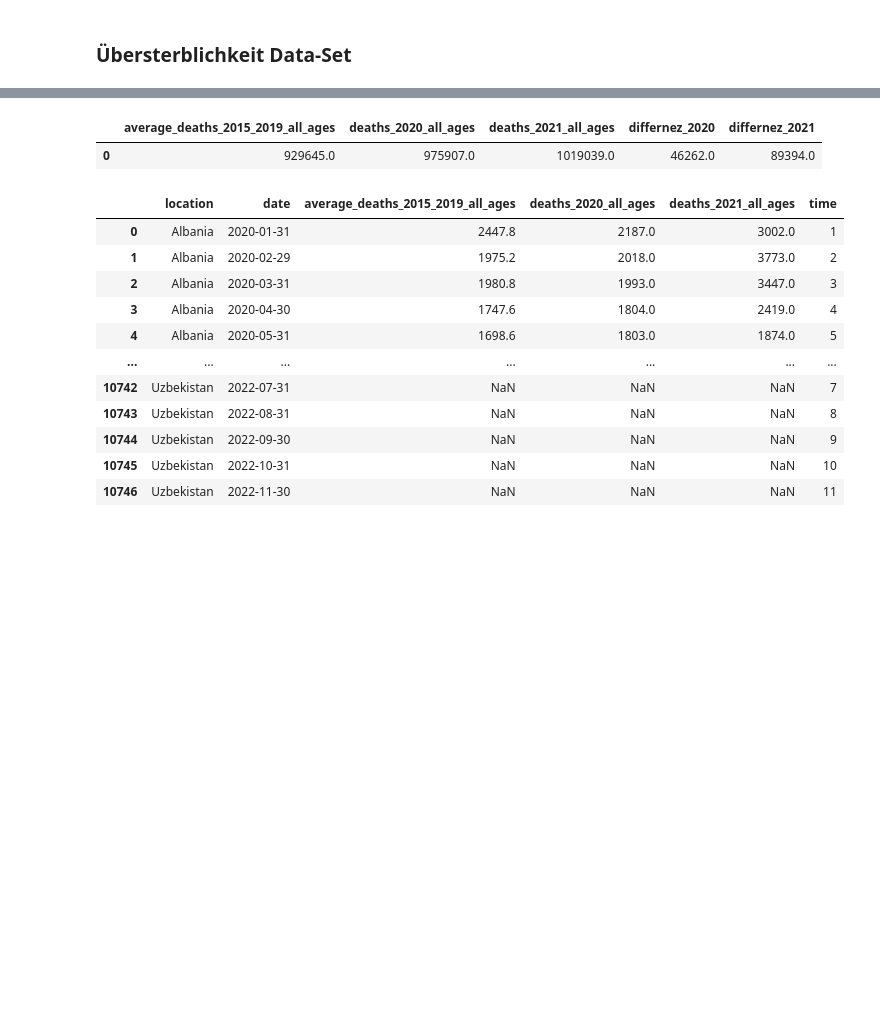
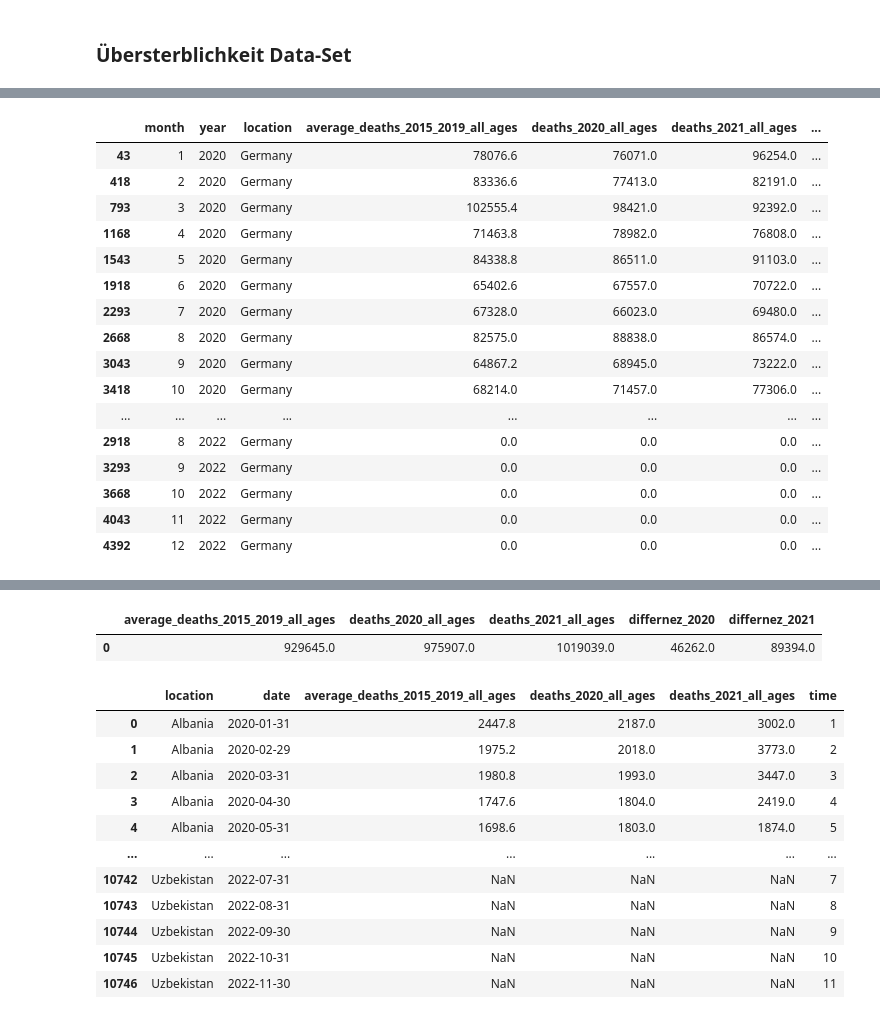
Before and after one commit to moshchev/smart_data, a Jupyter notebook: analyse.ipynb, the cells around one changed output, grey strips where cells are left out. Saved outputs shown, nothing was run; the diff lists cells and outputs as text; code cells hidden in the pictures; blank space fills up the shorter version.

```diff
--- a/analyse.ipynb
+++ b/analyse.ipynb
@@ -95,0 +289,2 @@ de
+# %%
+mort_raw_selected.drop(['day','date'], axis=1, inplace=True)
@@ -95,0 +312,9 @@ de
+# %%
+# Gruppierung nach 'month' und 'year' und 'land'
+grouped_mort_raw_selected = mort_raw_selected.groupby(['month', 'year', 'location'])
+# %%
+# Berechnung der Summe der Spalte 'value_per_100000' für jede Gruppe
+result_mort_raw = grouped_mort_raw_selected[['average_deaths_2015_2019_all_ages','deaths_2020_all_ages','deaths_2021_all_ages','deaths_2022_all_ages']].sum()
+# %%
+# Umwandeln der Series in einen Dataframe
+result_mort_raw = result_mort_raw.reset_index()
@@ -95,0 +338,20 @@ de
+# %%
+result_mort_raw[result_mort_raw['location'] == 'Germany'].sort_values(by=['year','month'])
+# %% [output]
+|  | month | year | location | average_deaths_2015_2019_all_ages | deaths_2020_all_ages | deaths_2021_all_ages | ... |
+| 43 | 1 | 2020 | Germany | 78076.6 | 76071.0 | 96254.0 | ... |
+| 418 | 2 | 2020 | Germany | 83336.6 | 77413.0 | 82191.0 | ... |
+| 793 | 3 | 2020 | Germany | 102555.4 | 98421.0 | 92392.0 | ... |
+| 1168 | 4 | 2020 | Germany | 71463.8 | 78982.0 | 76808.0 | ... |
+| 1543 | 5 | 2020 | Germany | 84338.8 | 86511.0 | 91103.0 | ... |
+| 1918 | 6 | 2020 | Germany | 65402.6 | 67557.0 | 70722.0 | ... |
+| 2293 | 7 | 2020 | Germany | 67328.0 | 66023.0 | 69480.0 | ... |
+| 2668 | 8 | 2020 | Germany | 82575.0 | 88838.0 | 86574.0 | ... |
+| 3043 | 9 | 2020 | Germany | 64867.2 | 68945.0 | 73222.0 | ... |
+| 3418 | 10 | 2020 | Germany | 68214.0 | 71457.0 | 77306.0 | ... |
+| ... | ... | ... | ... | ... | ... | ... | ... |
+| 2918 | 8 | 2022 | Germany | 0.0 | 0.0 | 0.0 | ... |
+| 3293 | 9 | 2022 | Germany | 0.0 | 0.0 | 0.0 | ... |
+| 3668 | 10 | 2022 | Germany | 0.0 | 0.0 | 0.0 | ... |
+| 4043 | 11 | 2022 | Germany | 0.0 | 0.0 | 0.0 | ... |
+| 4392 | 12 | 2022 | Germany | 0.0 | 0.0 | 0.0 | ... |
```
Also changed, not shown: parts of 90 cells of this notebook.
